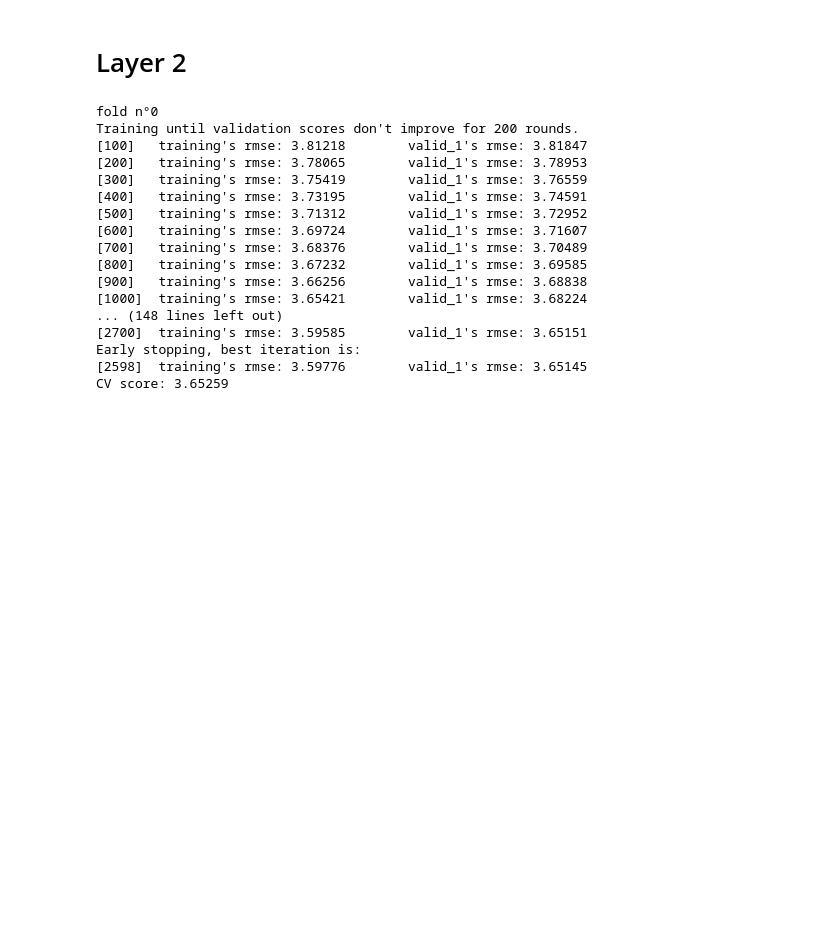
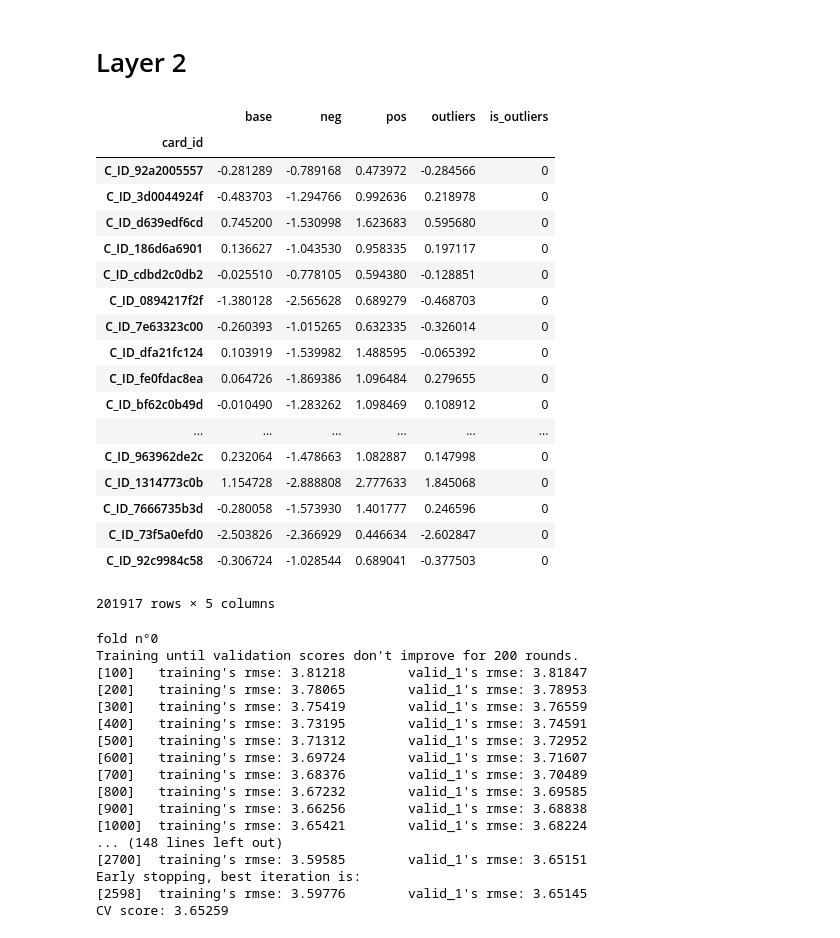
Before and after one commit to SONG-WONHO/Kaggle-Elo, a Jupyter notebook: 6-2 Combining Model with NN.ipynb, the cells around one changed output. Saved outputs shown, nothing was run; the diff lists cells and outputs as text; code cells hidden in the pictures; blank space fills up the shorter version.

```diff
--- a/6-2 Combining Model with NN.ipynb
+++ b/6-2 Combining Model with NN.ipynb
@@ -284,6 +284,28 @@ layer2_train.loc[layer2_train['target'] < -30, 'is_outliers'] = 1
 
 target = layer2_train.target.copy()
 del layer2_train['target']
+# %%
+layer2_train
+# %% [output]
+|  | base | neg | pos | outliers | is_outliers |
+| card_id |  |  |  |  |  |
+| C_ID_92a2005557 | -0.281289 | -0.789168 | 0.473972 | -0.284566 | 0 |
+| C_ID_3d0044924f | -0.483703 | -1.294766 | 0.992636 | 0.218978 | 0 |
+| C_ID_d639edf6cd | 0.745200 | -1.530998 | 1.623683 | 0.595680 | 0 |
+| C_ID_186d6a6901 | 0.136627 | -1.043530 | 0.958335 | 0.197117 | 0 |
+| C_ID_cdbd2c0db2 | -0.025510 | -0.778105 | 0.594380 | -0.128851 | 0 |
+| C_ID_0894217f2f | -1.380128 | -2.565628 | 0.689279 | -0.468703 | 0 |
+| C_ID_7e63323c00 | -0.260393 | -1.015265 | 0.632335 | -0.326014 | 0 |
+| C_ID_dfa21fc124 | 0.103919 | -1.539982 | 1.488595 | -0.065392 | 0 |
+| C_ID_fe0fdac8ea | 0.064726 | -1.869386 | 1.096484 | 0.279655 | 0 |
+| C_ID_bf62c0b49d | -0.010490 | -1.283262 | 1.098469 | 0.108912 | 0 |
+| ... | ... | ... | ... | ... | ... |
+| C_ID_963962de2c | 0.232064 | -1.478663 | 1.082887 | 0.147998 | 0 |
+| C_ID_1314773c0b | 1.154728 | -2.888808 | 2.777633 | 1.845068 | 0 |
+| C_ID_7666735b3d | -0.280058 | -1.573930 | 1.401777 | 0.246596 | 0 |
+| C_ID_73f5a0efd0 | -2.503826 | -2.366929 | 0.446634 | -2.602847 | 0 |
+| C_ID_92c9984c58 | -0.306724 | -1.028544 | 0.689041 | -0.377503 | 0 |
+201917 rows × 5 columns
 # %%
 param = {'num_leaves': 31,
          'min_data_in_leaf': 30,
```
